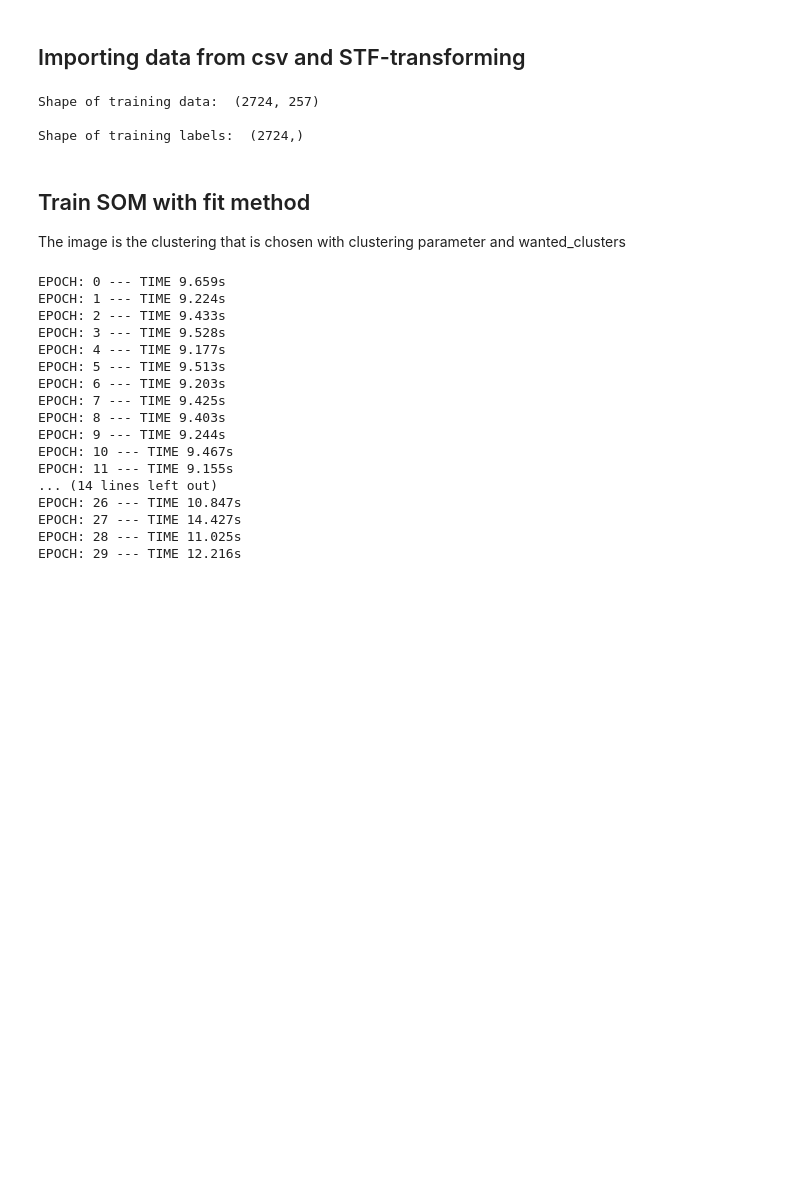
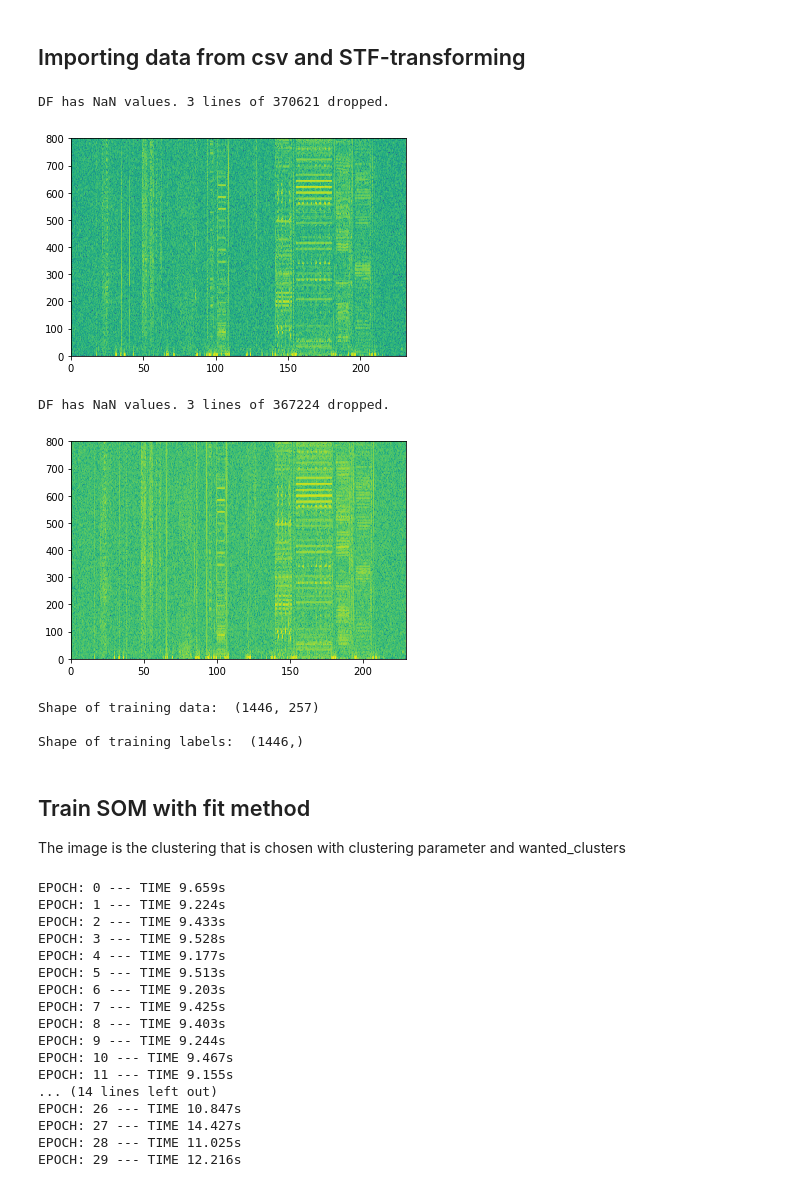
Before and after one commit to kevin-rieck/self_organising_map, a Jupyter notebook: self_organizing_map/workflow.ipynb, the cells around one changed output. Saved outputs shown, nothing was run; the diff lists cells and outputs as text; code cells hidden in the pictures; blank space fills up the shorter version.

```diff
--- a/self_organizing_map/workflow.ipynb
+++ b/self_organizing_map/workflow.ipynb
@@ -5,18 +10,23 @@ import matplotlib.pyplot as plt
 # %% [markdown]
 ## Importing data from csv and STF-transforming
 # %%
-path_to_files = 'data'
+path_to_files = '..\\data'
 # %%
 rdc = RawDataConverter(path=path_to_files, axis='all')
 # %%
-X_train, X_test, y_train, y_test = rdc.train_test_gen([0, 1], [2])
+X_train, X_test, y_train, y_test = rdc.train_test_gen([1], [2])
+# %% [output]
+DF has NaN values. 3 lines of 370621 dropped.
+[figure, added]
+DF has NaN values. 3 lines of 367224 dropped.
+[figure, added]
 # %%
 print('Shape of training data: ', X_train.shape, '\n')
 print('Shape of training labels: ', y_train.shape)
 # %% [output]
-Shape of training data:  (2724, 257)
+Shape of training data:  (1446, 257)
 
-Shape of training labels:  (2724,)
+Shape of training labels:  (1446,)
 # %% [markdown]
 ## Train SOM with fit method
 The image is the clustering that is chosen with clustering parameter and wanted_clusters
```
Also changed, not shown: parts of 2 cells of this notebook, 4 other files.
